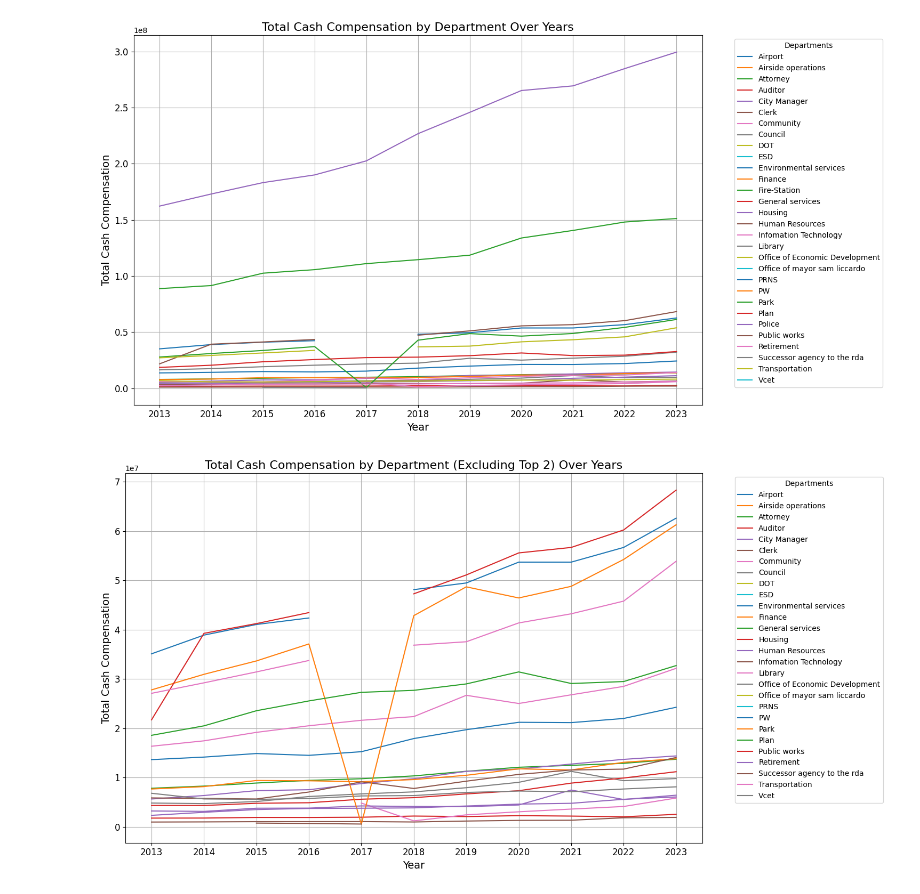
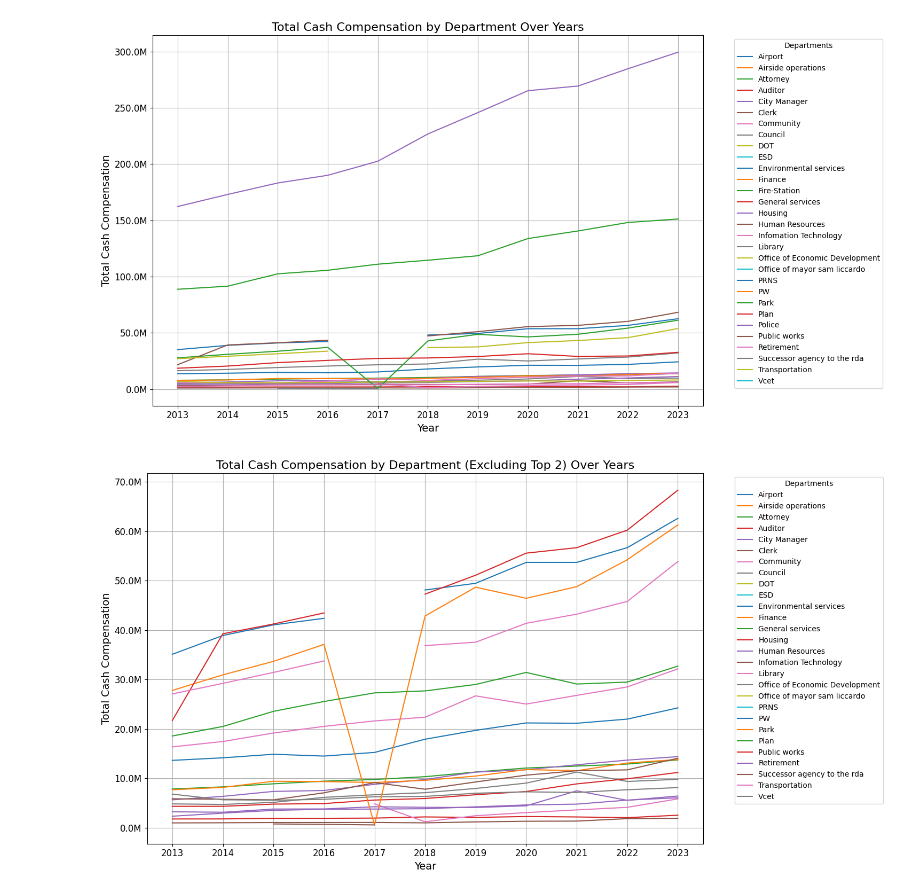
Before and after one commit to ryanfernald/San-Jose-Employment-Analysis, a Jupyter notebook: Department_Total_Cash_Compensation.ipynb, the cells around one changed output. Saved outputs shown, nothing was run; the diff lists cells and outputs as text; code cells hidden in the pictures.

```diff
--- a/Department_Total_Cash_Compensation.ipynb
+++ b/Department_Total_Cash_Compensation.ipynb
@@ -3,9 +3,14 @@
 # %%
 import pandas as pd
 import matplotlib.pyplot as plt
+from matplotlib.ticker import FuncFormatter
+
+# Import the data from the csv file
 file_path = 'sample_data/df_all_years_clean.csv'
 df = pd.read_csv(file_path)
 
+# There are many department that can be grouped into one department.
+# This help to make the graph more readable.
 def map_to_major_department(department_name):
     department_name = department_name.lower()
     if 'airport' in department_name:
@@ -57,20 +62,27 @@ def map_to_major_department(department_name):
     if 'office of economic development' in department_name:
         return 'Office of Economic Development'
     return department_name.capitalize()
-
+# Group the data by department and year, and sum the total cash compensation
 df['Department Name'] = df['Department'].apply(map_to_major_department)
 
 df_grouped = df.groupby(['Department Name', 'Year'], as_index=False)['Total Cash Compensation'].sum()
 
 df_pivot = df_grouped.pivot(index='Year', columns='Department Name', values='Total Cash Compensation')
 
+# Create a function to format the y-axis values as millions
 def millions_formatter(x, pos):
-    return f"${x * 1e-6:.1f}M"
+    """Formatter to convert large numbers to millions."""
+    return f'{x * 1e-6:.1f}M'
 
+# Create a line plot for each department
 plt.figure(figsize=(15, 8))
 for department in df_pivot.columns:
     plt.plot(df_pivot.index, df_pivot[department], label=department)
 
+# Apply the millions formatter to the y-axis
+plt.gca().yaxis.set_major_formatter(FuncFormatter(millions_formatter))
+
+# Set the axis labels and title and add a legend to create the graph
 plt.xticks(range(2013, 2024), fontsize=12)
 plt.yticks(fontsize=12)
 plt.title('Total Cash Compensation by Department Over Years', fontsize=16)
@@ -79,36 +91,51 @@ plt.ylabel('Total Cash Compensation', fontsize=14)
 plt.legend(title='Departments', bbox_to_anchor=(1.05, 1), loc='upper left')
 plt.grid(True)
 plt.tight_layout()
-
 plt.show()
 # %% [output]
-[figure, old version]
+[figure, new version]
 # %%
+# Only by looking at the first map, the first two departments stand out from the others
+# It might be useful to take a look at another graph that exclude the top two departments
+# This help to to see the trend of the other departments as well
+
+# Group the data by department and year, and sum the total cash compensation
 df['Department Name'] = df['Department'].apply(map_to_major_department)
 
 df_grouped = df.groupby(['Department Name', 'Year'], as_index=False)['Total Cash Compensation'].sum()
 
 total_compensation_by_department = df_grouped.groupby('Department Name')['Total Cash Compensation'].sum()
 
+# Exclude the top two departments
 top_two_departments = total_compensation_by_department.nlargest(2).index
 
 filtered_df_grouped = df_grouped[~df_grouped['Department Name'].isin(top_two_departments)]
 
 df_pivot_filtered = filtered_df_grouped.pivot(index='Year', columns='Department Name', values='Total Cash Compensation')
 
+# Create a function to format the y-axis values as millions
+def millions_formatter(x, pos):
+    """Formatter to convert large numbers to millions."""
+    return f'{x * 1e-6:.1f}M'
+
+# Create a line plot for each department
 plt.figure(figsize=(15, 8))
 for department in df_pivot_filtered.columns:
     plt.plot(df_pivot_filtered.index, df_pivot_filtered[department], label=department)
 
+# Apply the millions formatter to the y-axis
+plt.gca().yaxis.set_major_formatter(FuncFormatter(millions_formatter))
+
+# Set the axis labels and title and add a legend to create the graph
 plt.xticks(range(2013, 2024), fontsize=12)
 plt.yticks(fontsize=12)
 plt.title('Total Cash Compensation by Department (Excluding Top 2) Over Years', fontsize=16)
 plt.xlabel('Year', fontsize=14)
 plt.ylabel('Total Cash Compensation', fontsize=14)
 plt.legend(title='Departments', bbox_to_anchor=(1.05, 1), loc='upper left')
 plt.grid(True)
 plt.tight_layout()
 
 plt.show()
 # %% [output]
-[figure, old version]
+[figure, new version]
```
